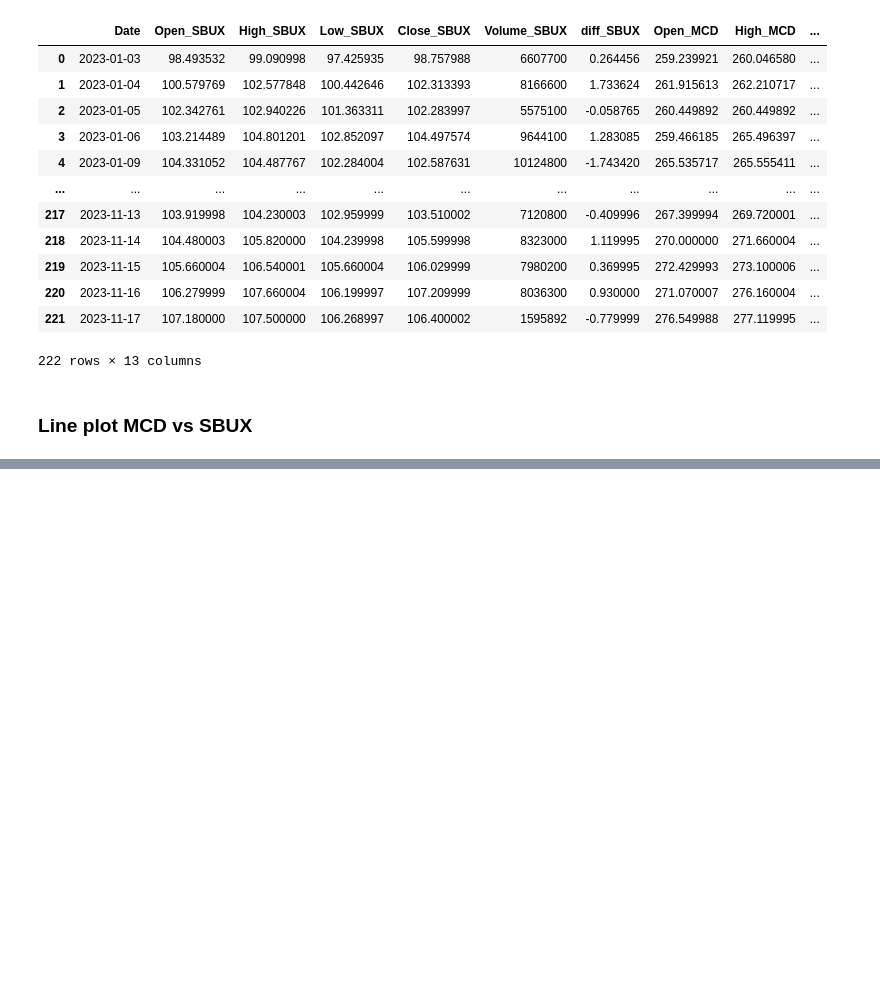
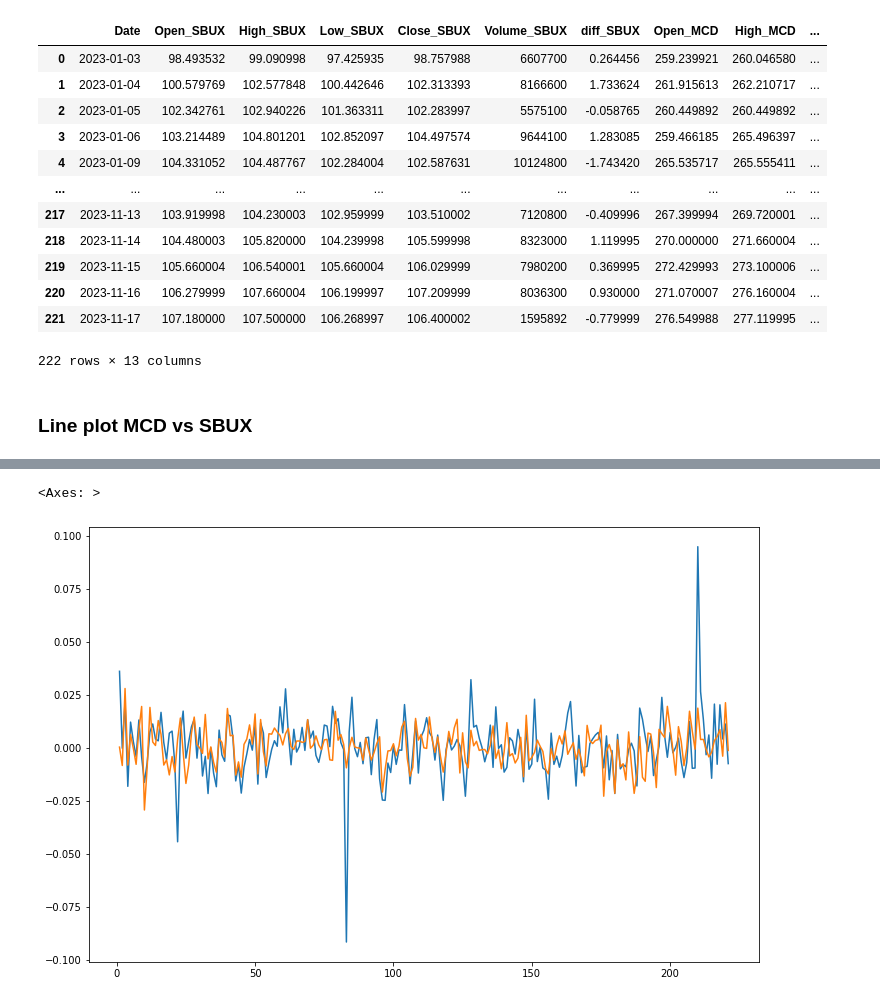
Before and after one commit to BonarSs/Stock-Conflict-Analysis, a Jupyter notebook: test_AnalyzingData.ipynb, the cells around one changed output, grey strips where cells are left out. Saved outputs shown, nothing was run; the diff lists cells and outputs as text; code cells hidden in the pictures; blank space fills up the shorter version.

```diff
--- a/test_AnalyzingData.ipynb
+++ b/test_AnalyzingData.ipynb
@@ -48,0 +60,6 @@ plt.figure(figsize=(12,8))
+# %%
+SBUX_MCD['Close_SBUX'].pct_change().plot(x=SBUX_MCD['Date'],figsize=(12,8))
+SBUX_MCD['Close_MCD'].pct_change().plot(x= SBUX_MCD['Date'],figsize=(12,8))
+# %% [output]
+<Axes: >
+[figure, added]
```
Also changed, not shown: parts of 12 cells of this notebook.
